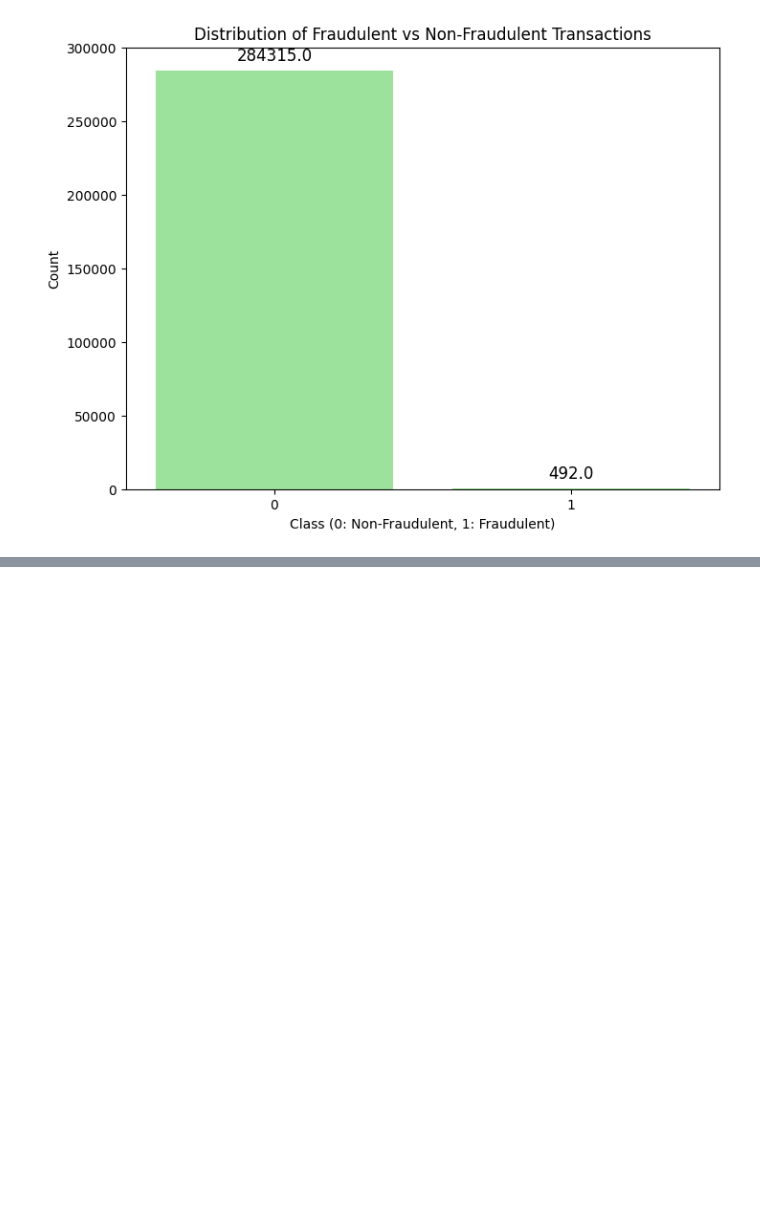
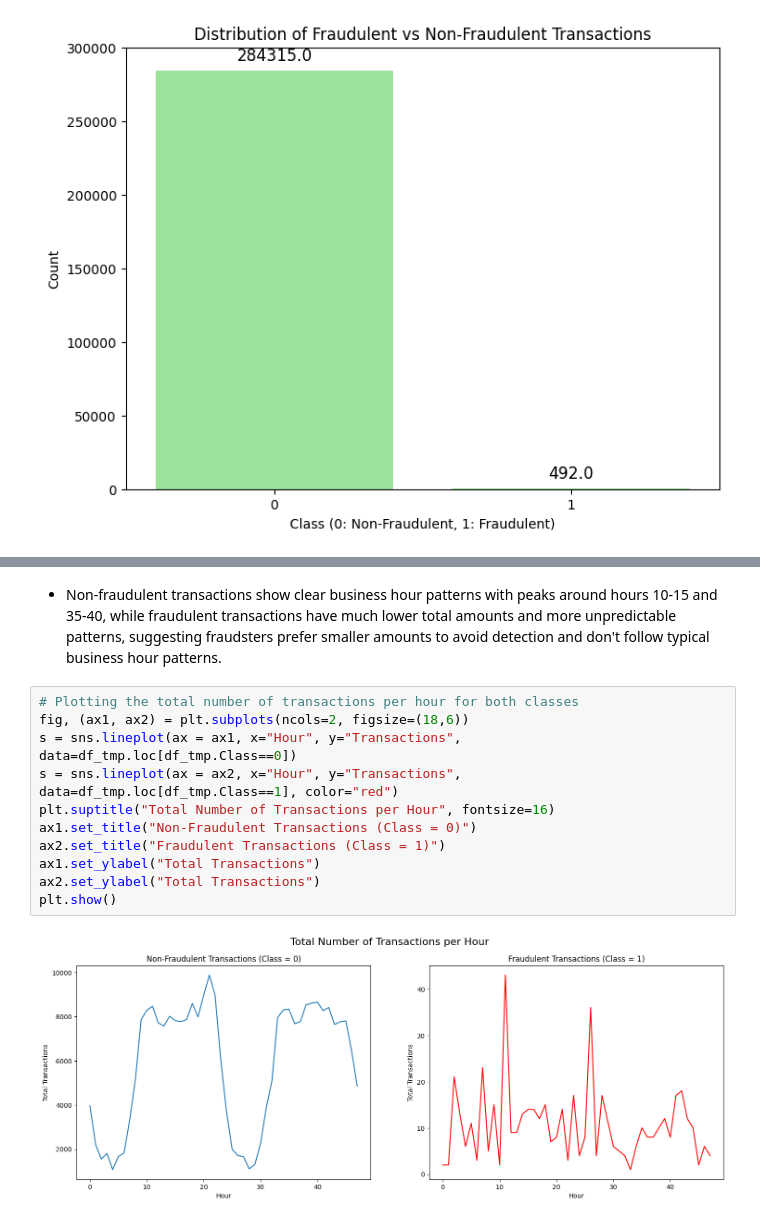
Before and after one commit to vineet416/Fraud_Transaction_Detection, a Jupyter notebook: notebooks/1-exploratory_data_analysis-EDA.ipynb, the cells around one changed output, grey strips where cells are left out. Drawn from its saved outputs; the diff is of its cells as text; blank space fills up the shorter version.

```diff
--- a/notebooks/1-exploratory_data_analysis-EDA.ipynb
+++ b/notebooks/1-exploratory_data_analysis-EDA.ipynb
@@ -356,0 +215,15 @@ plt.show()
+# %% [markdown]
+- Non-fraudulent transactions show clear business hour patterns with peaks around hours 10-15 and 35-40, while fraudulent transactions have much lower total amounts and more unpredictable patterns, suggesting fraudsters prefer smaller amounts to avoid detection and don't follow typical business hour patterns.
+# %%
+# Plotting the total number of transactions per hour for both classes
+fig, (ax1, ax2) = plt.subplots(ncols=2, figsize=(18,6))
+s = sns.lineplot(ax = ax1, x="Hour", y="Transactions", data=df_tmp.loc[df_tmp.Class==0])
+s = sns.lineplot(ax = ax2, x="Hour", y="Transactions", data=df_tmp.loc[df_tmp.Class==1], color="red")
+plt.suptitle("Total Number of Transactions per Hour", fontsize=16)
+ax1.set_title("Non-Fraudulent Transactions (Class = 0)")
+ax2.set_title("Fraudulent Transactions (Class = 1)")
+ax1.set_ylabel("Total Transactions")
+ax2.set_ylabel("Total Transactions")
+plt.show()
+# %% [output]
+[figure, added]
```
Also changed, not shown: parts of 74 cells of this notebook.
